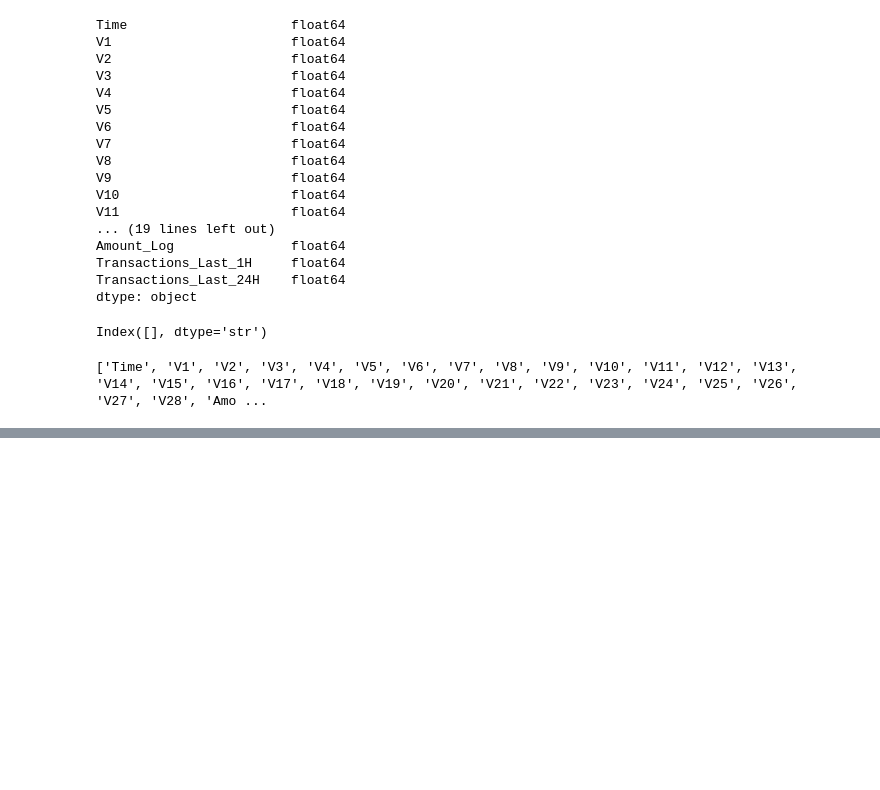
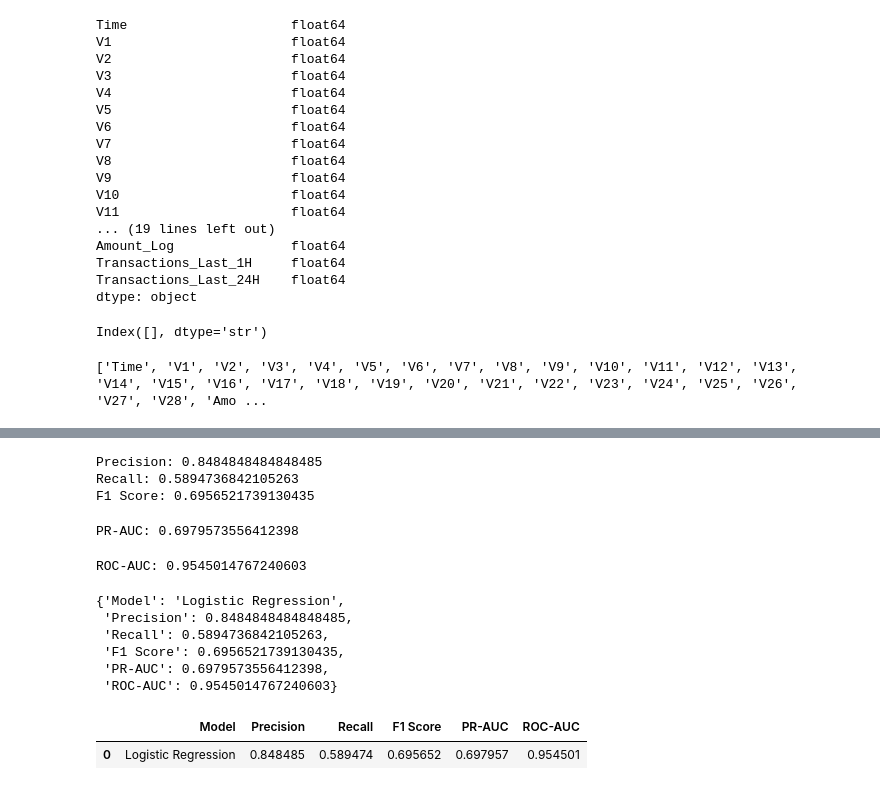
Before and after one commit to to-bits/BehaviorGuard-Customer-Behavioral-Profiling-for-Credit-Card-Fraud-Detection, a Jupyter notebook: BehaviorGuard — Customer Behavioral Profiling for Credit Card Fraud Detection/notebooks/02_baseline_model.ipynb, the cells around one changed output, grey strips where cells are left out. Drawn from its saved outputs; the diff is of its cells as text; code cells hidden in the pictures; blank space fills up the shorter version.

```diff
--- a/BehaviorGuard — Customer Behavioral Profiling for Credit Card Fraud Detection/notebooks/02_baseline_model.ipynb
+++ b/BehaviorGuard — Customer Behavioral Profiling for Credit Card Fraud Detection/notebooks/02_baseline_model.ipynb
@@ -118,0 +141,4 @@ X_test_scaled = scaler.transform(X_test)
+# %%
+y_proba = logistic_model.predict_proba(X_test_scaled)[:, 1]
+
+print(y_proba[:20])
@@ -118,0 +180,65 @@ X_test_scaled = scaler.transform(X_test)
+# %%
+from sklearn.metrics import (
+    precision_score,
+    recall_score,
+    f1_score
+)
+
+precision = precision_score(y_test, y_pred)
+recall = recall_score(y_test, y_pred)
+f1 = f1_score(y_test, y_pred)
+
+print("Precision:", precision)
+print("Recall:", recall)
+print("F1 Score:", f1)
+# %% [output]
+Precision: 0.8484848484848485
+Recall: 0.5894736842105263
+F1 Score: 0.6956521739130435
+# %%
+from sklearn.metrics import average_precision_score
+
+pr_auc = average_precision_score(
+    y_test,
+    y_proba
+)
+
+print("PR-AUC:", pr_auc)
+# %% [output]
+PR-AUC: 0.6979573556412398
+# %%
+from sklearn.metrics import roc_auc_score
+
+roc_auc = roc_auc_score(
+    y_test,
+    y_proba
+)
+
+print("ROC-AUC:", roc_auc)
+# %% [output]
+ROC-AUC: 0.9545014767240603
+# %%
+baseline_results = {
+    "Model": "Logistic Regression",
+    "Precision": precision,
+    "Recall": recall,
+    "F1 Score": f1,
+    "PR-AUC": pr_auc,
+    "ROC-AUC": roc_auc
+}
+
+baseline_results
+# %% [output]
+{'Model': 'Logistic Regression',
+ 'Precision': 0.8484848484848485,
+ 'Recall': 0.5894736842105263,
+ 'F1 Score': 0.6956521739130435,
+ 'PR-AUC': 0.6979573556412398,
+ 'ROC-AUC': 0.9545014767240603}
+# %%
+results_df = pd.DataFrame([baseline_results])
+
+results_df
+# %% [output]
+|  | Model | Precision | Recall | F1 Score | PR-AUC | ROC-AUC |
+| 0 | Logistic Regression | 0.848485 | 0.589474 | 0.695652 | 0.697957 | 0.954501 |
```
Also changed, not shown: parts of 7 cells of this notebook.
